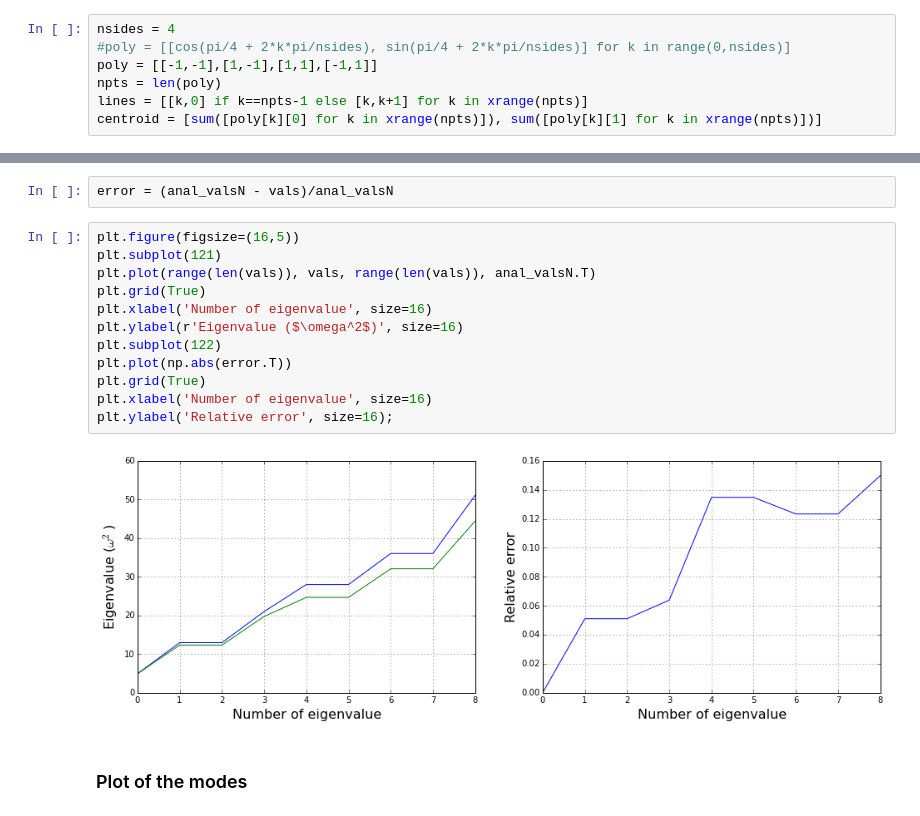
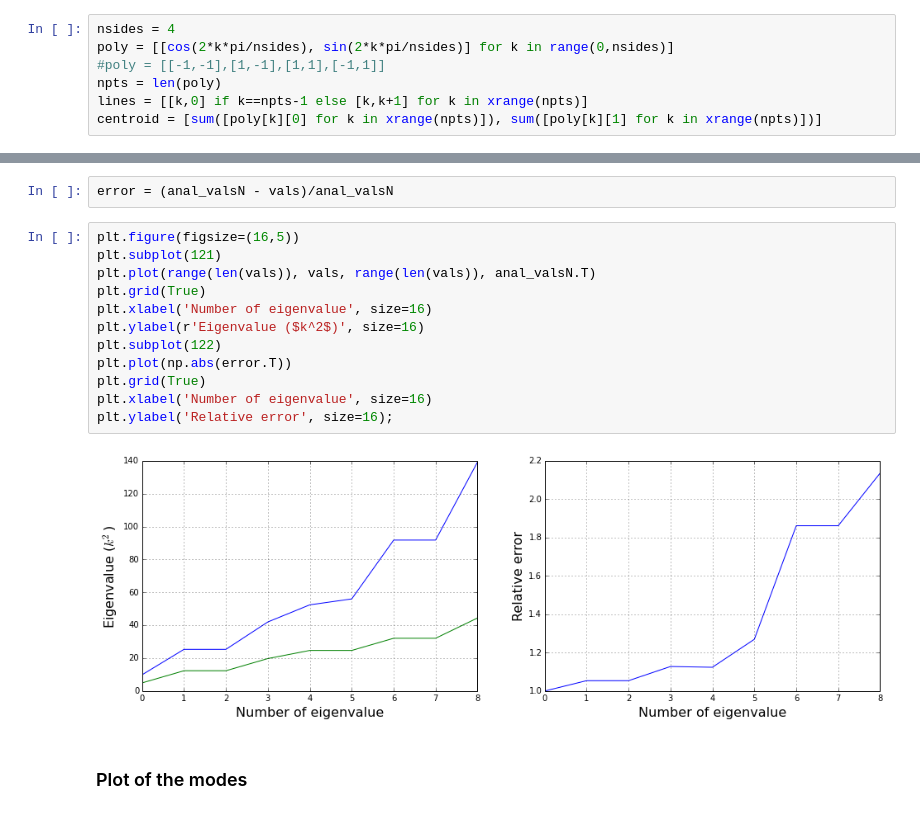
Before and after one commit to nicoguaro/FEM_resources, a Jupyter notebook: poly_ritz.ipynb, the cells around one changed output, grey strips where cells are left out. Drawn from its saved outputs; the diff is of its cells as text.

```diff
--- a/poly_ritz.ipynb
+++ b/poly_ritz.ipynb
@@ -44,7 +71,7 @@ ble ble ble
 # %%
 nsides = 4
-#poly = [[cos(pi/4 + 2*k*pi/nsides), sin(pi/4 + 2*k*pi/nsides)] for k in range(0,nsides)]
-poly = [[-1,-1],[1,-1],[1,1],[-1,1]]
+poly = [[cos(2*k*pi/nsides), sin(2*k*pi/nsides)] for k in range(0,nsides)]
+#poly = [[-1,-1],[1,-1],[1,1],[-1,1]]
 npts = len(poly)
 lines = [[k,0] if k==npts-1 else [k,k+1] for k in xrange(npts)]
 centroid = [sum([poly[k][0] for k in xrange(npts)]), sum([poly[k][1] for k in xrange(npts)])]
@@ -152,17 +208,17 @@ error = (anal_valsN - vals)/anal_valsN
 # %%
 plt.figure(figsize=(16,5))
 plt.subplot(121)
 plt.plot(range(len(vals)), vals, range(len(vals)), anal_valsN.T)
 plt.grid(True)
 plt.xlabel('Number of eigenvalue', size=16)
-plt.ylabel(r'Eigenvalue ($\omega^2$)', size=16)
+plt.ylabel(r'Eigenvalue ($k^2$)', size=16)
 plt.subplot(122)
 plt.plot(np.abs(error.T))
 plt.grid(True)
 plt.xlabel('Number of eigenvalue', size=16)
 plt.ylabel('Relative error', size=16);
 # %% [output]
-[figure, old version]
+[figure, new version]
 # %% [markdown]
 ### Plot of the modes
 # %% [markdown]
```
Also changed, not shown: parts of 32 cells of this notebook, 6 other files.
